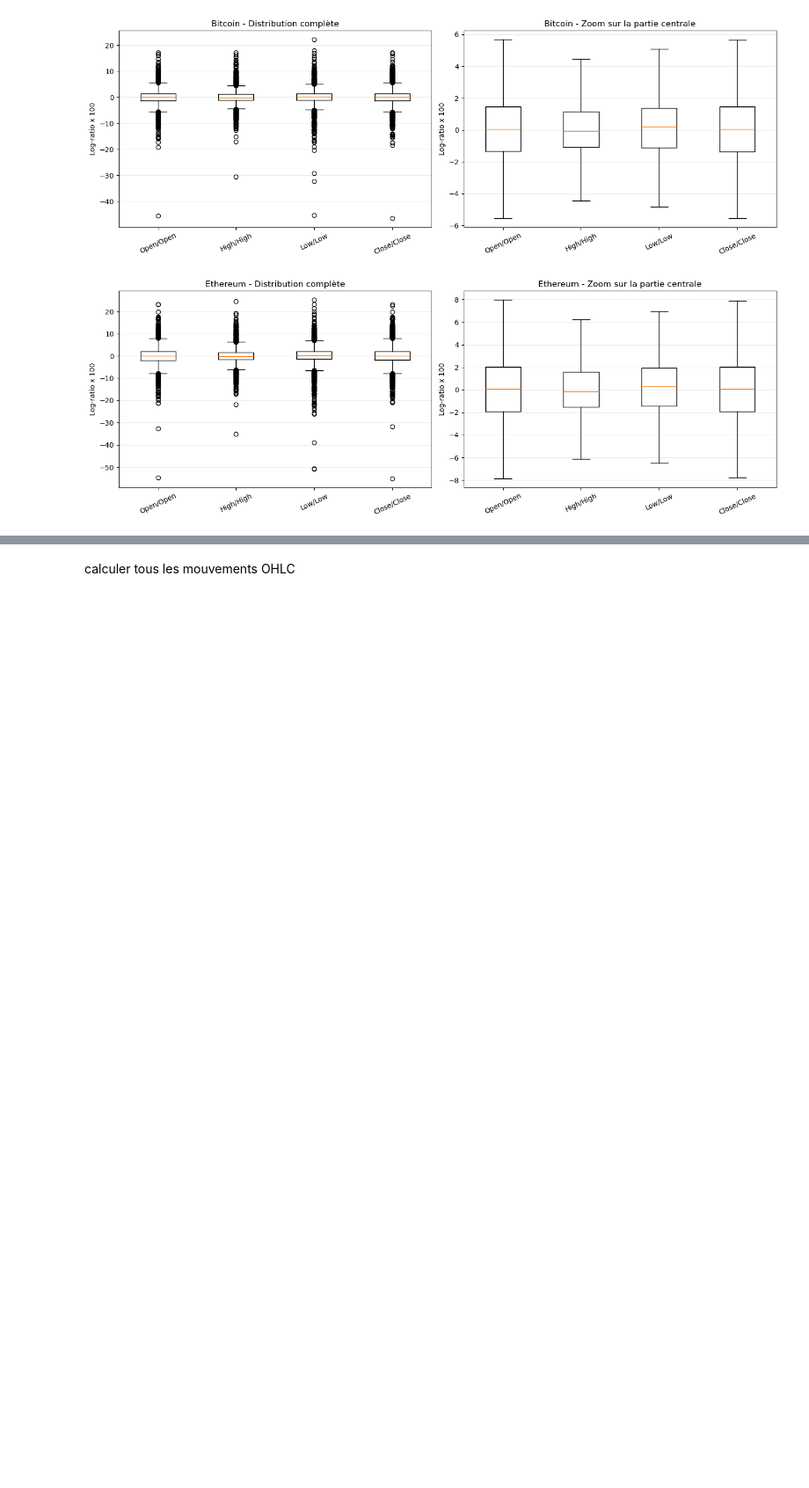
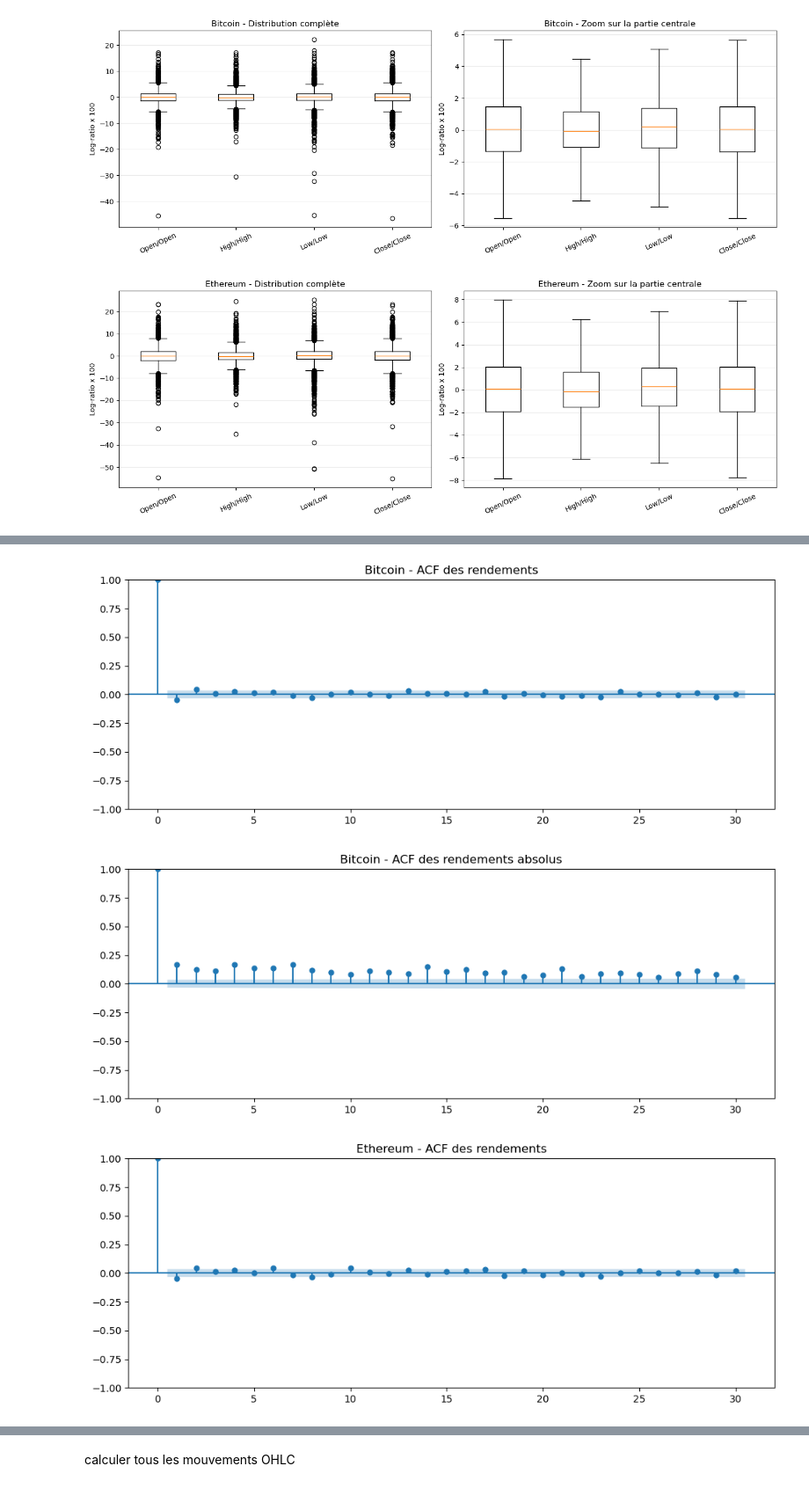
Before and after one commit to mokaddemwael/HMM_Crypto, a Jupyter notebook: notebooks/HMM_Crypto_CRISP_DM.ipynb, the cells around one changed output, grey strips where cells are left out. Shown at 88% size. Cells and saved outputs as stored; diff of their text form; code cells hidden in the pictures; blank space fills up the shorter version.

```diff
--- a/notebooks/HMM_Crypto_CRISP_DM.ipynb
+++ b/notebooks/HMM_Crypto_CRISP_DM.ipynb
@@ -392,0 +485,30 @@ for nom, df in [
+# %%
+
+from statsmodels.graphics.tsaplots import plot_acf
+import matplotlib.pyplot as plt
+
+for nom, df in [
+    ("Bitcoin", btc_analyse),
+    ("Ethereum", eth_analyse)
+]:
+    r = df["R_Close_Close"].dropna()
+
+    # ACF des rendements
+    fig, ax = plt.subplots(figsize=(10, 4))
+    plot_acf(r, lags=30, ax=ax)
+    ax.set_title(f"{nom} - ACF des rendements")
+    plt.tight_layout()
+    plt.show()
+
+    # ACF des rendements absolus
+    fig, ax = plt.subplots(figsize=(10, 4))
+    plot_acf(r.abs(), lags=30, ax=ax)
+    ax.set_title(
+        f"{nom} - ACF des rendements absolus"
+    )
+    plt.tight_layout()
+    plt.show()
+# %% [output]
+[figure, added]
+[figure, added]
+[figure, added]
```
Also changed, not shown: parts of 3 cells of this notebook.
